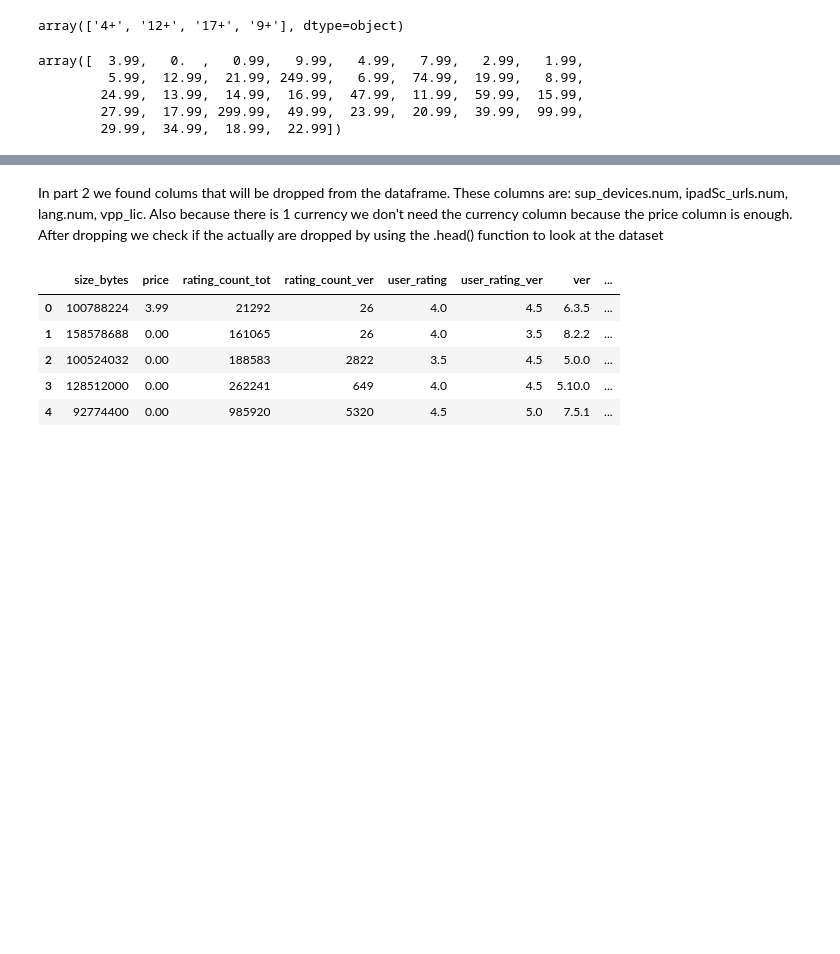
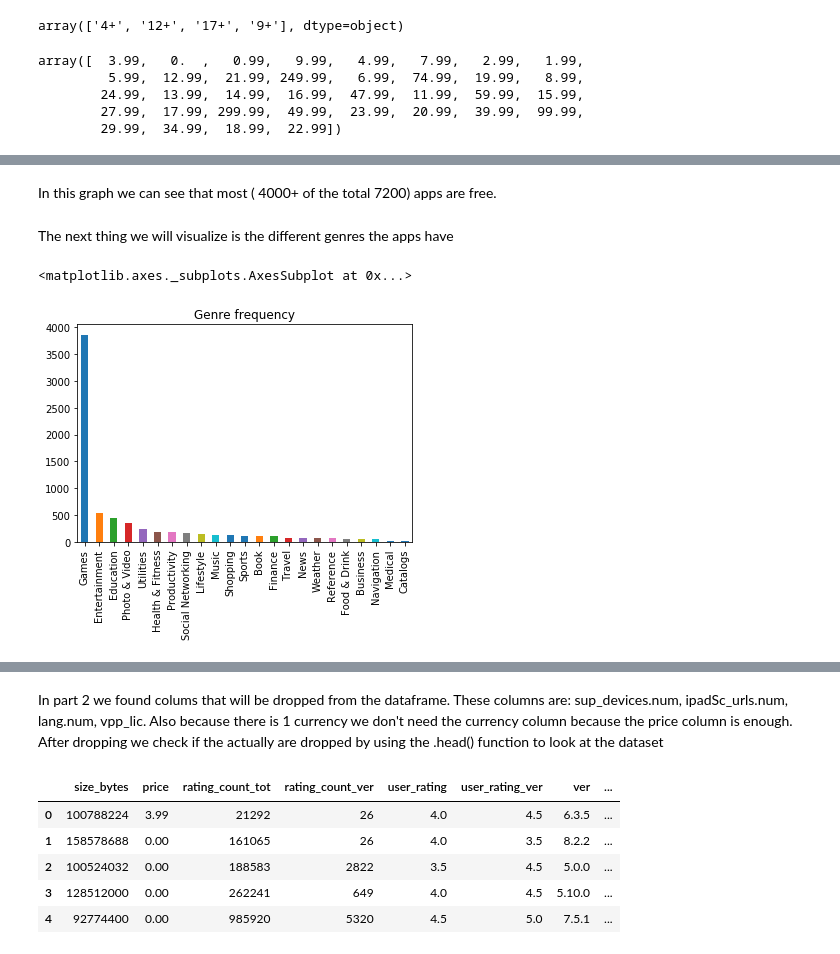
Before and after one commit to CezanvM/MachineLearning, a Jupyter notebook: src/Main.ipynb, the cells around one changed output, grey strips where cells are left out. Drawn from its saved outputs; the diff is of its cells as text; code cells hidden in the pictures; blank space fills up the shorter version.

```diff
--- a/src/Main.ipynb
+++ b/src/Main.ipynb
@@ -135,0 +150,10 @@ array([  3.99,   0.  ,   0.99,   9.99,   4.99,   7.99,   2.99,   1.99,
+# %% [markdown]
+In this graph we can see that most ( 4000+ of the total 7200) apps are free.
+# %% [markdown]
+The next thing we will visualize is the different genres the apps have
+# %%
+genres = dataset['prime_genre']
+pd.value_counts(genres).plot.bar(title='Genre frequency')
+# %% [output]
+<matplotlib.axes._subplots.AxesSubplot at 0x...>
+[figure, added]
```
Also changed, not shown: parts of 14 cells of this notebook, 1 other file.
